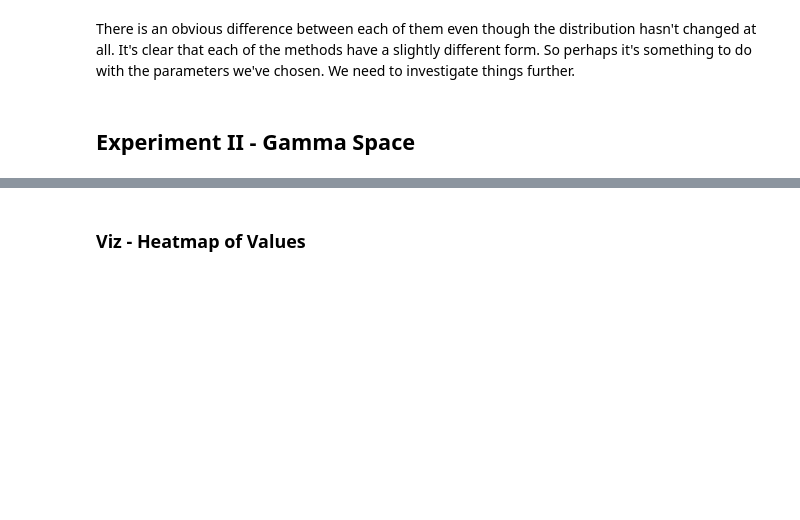
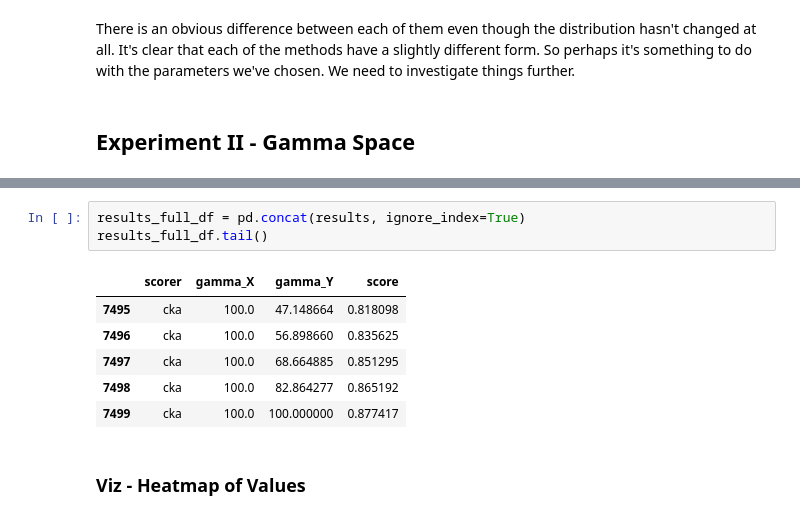
Before and after one commit to jejjohnson/hsic_alignment, a Jupyter notebook: notebooks/4_distributions/2.1_exp_gamma_space.ipynb, the cells around one changed output, grey strips where cells are left out. Cells and saved outputs as stored; diff of their text form; blank space fills up the shorter version.

```diff
--- a/notebooks/4_distributions/2.1_exp_gamma_space.ipynb
+++ b/notebooks/4_distributions/2.1_exp_gamma_space.ipynb
@@ -373,3 +316,13 @@ param_df.head()
+# %%
+results_full_df = pd.concat(results, ignore_index=True)
+results_full_df.tail()
+# %% [output]
+|  | scorer | gamma_X | gamma_Y | score |
+| 7495 | cka | 100.0 | 47.148664 | 0.818098 |
+| 7496 | cka | 100.0 | 56.898660 | 0.835625 |
+| 7497 | cka | 100.0 | 68.664885 | 0.851295 |
+| 7498 | cka | 100.0 | 82.864277 | 0.865192 |
+| 7499 | cka | 100.0 | 100.000000 | 0.877417 |
 # %% [markdown]
 ### Viz - Heatmap of Values
 # %%
```
Also changed, not shown: parts of 39 cells of this notebook, 6 other files.
